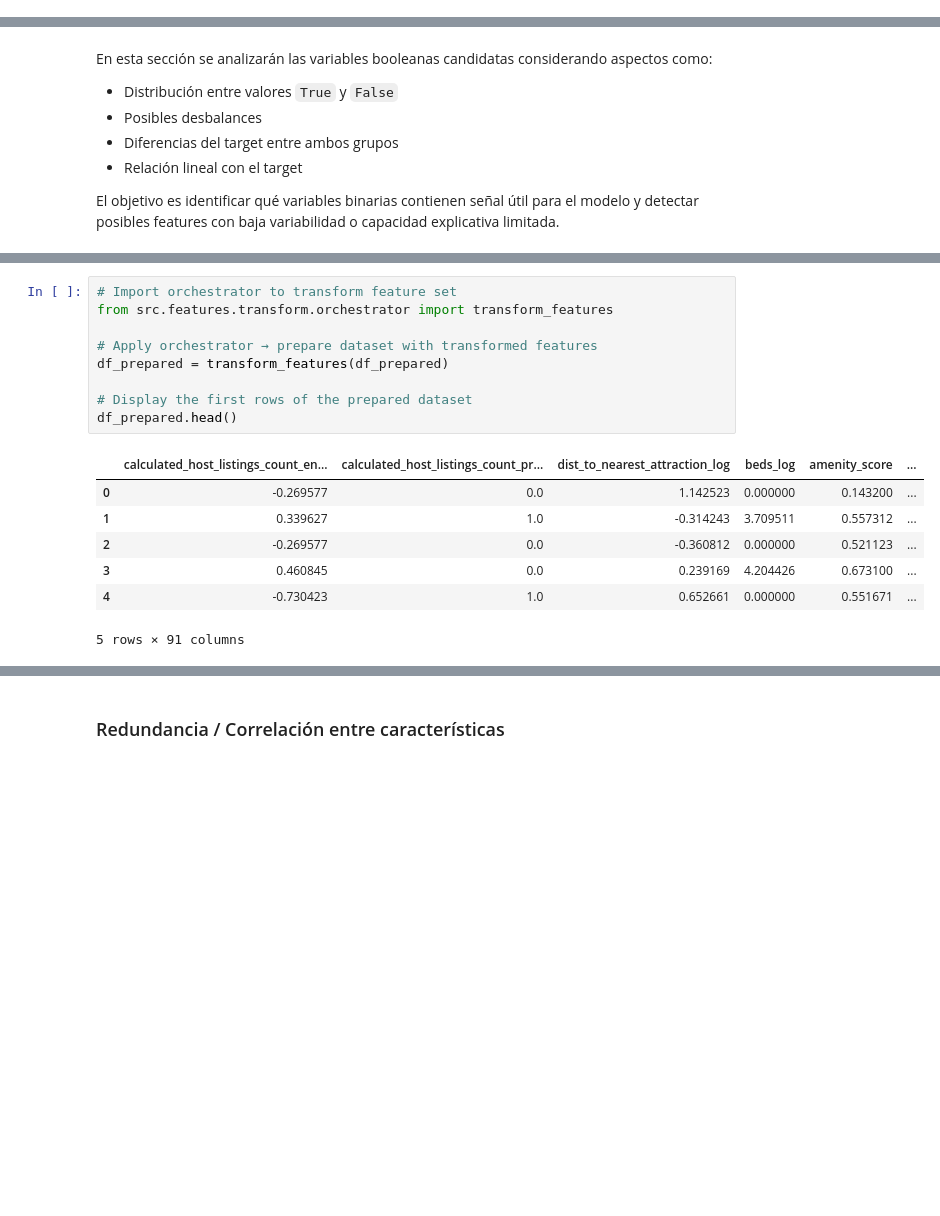
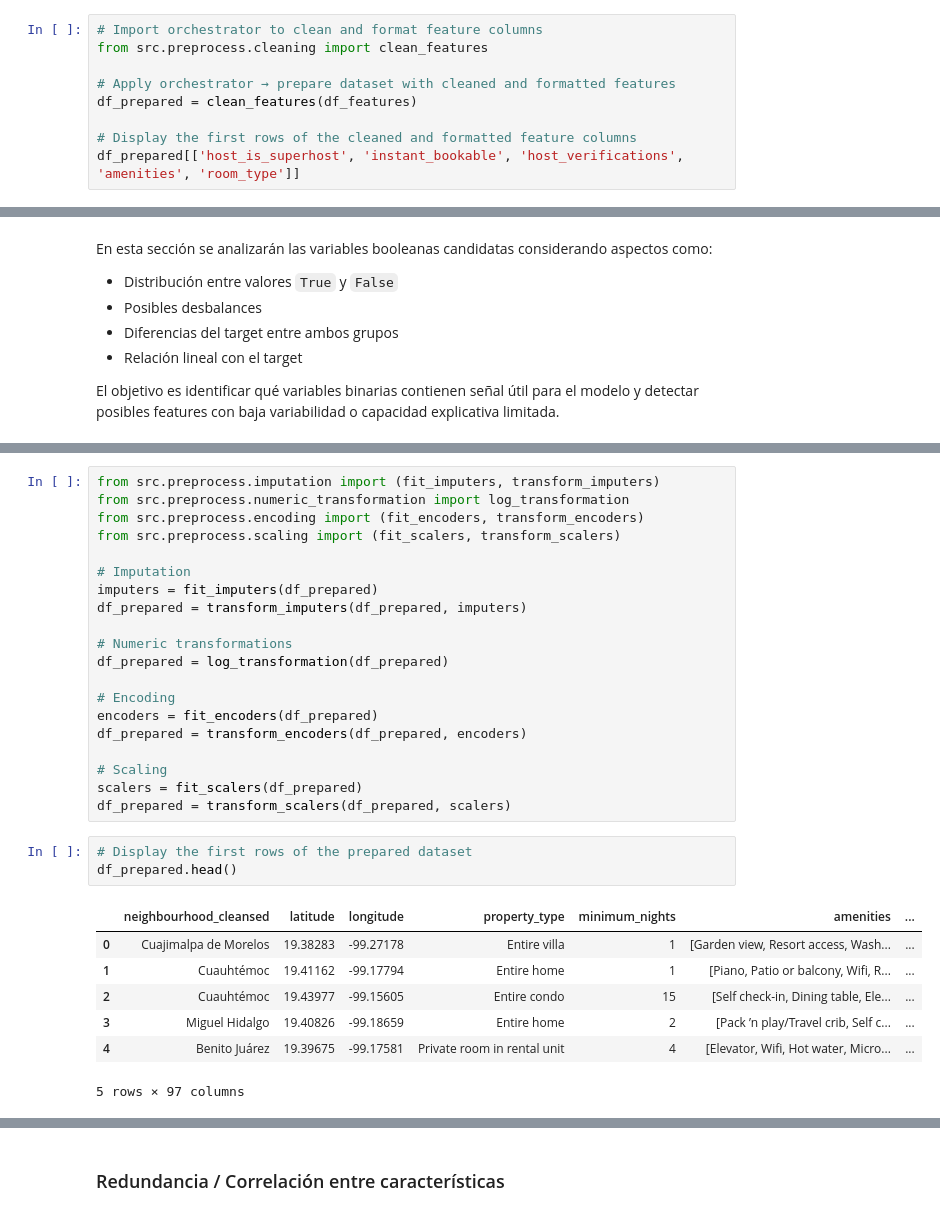
Before and after one commit to josue-rdgzcb/airbnb-price-prediction-mexico-city, a Jupyter notebook: notebooks/02_feature_engineering.ipynb, the cells around one changed output, grey strips where cells are left out. Cells and saved outputs as stored; diff of their text form; blank space fills up the shorter version.

```diff
--- a/notebooks/02_feature_engineering.ipynb
+++ b/notebooks/02_feature_engineering.ipynb
@@ -109,0 +86,9 @@ df_prepared[['host_is_superhost', 'instant_bookable']]
+# %%
+# Import orchestrator to clean and format feature columns
+from src.preprocess.cleaning import clean_features
+
+# Apply orchestrator → prepare dataset with cleaned and formatted features
+df_prepared = clean_features(df_features)
+
+# Display the first rows of the cleaned and formatted feature columns
+df_prepared[['host_is_superhost', 'instant_bookable', 'host_verifications', 'amenities', 'room_type']]
@@ -1380,17 +1358,31 @@ Las funciones utilizadas en esta sección fueron previamente modularizadas dentr
+# %%
+from src.preprocess.imputation import (fit_imputers, transform_imputers)
+from src.preprocess.numeric_transformation import log_transformation
+from src.preprocess.encoding import (fit_encoders, transform_encoders)
+from src.preprocess.scaling import (fit_scalers, transform_scalers)
+
+# Imputation
+imputers = fit_imputers(df_prepared)
+df_prepared = transform_imputers(df_prepared, imputers)
+
+# Numeric transformations
+df_prepared = log_transformation(df_prepared)
+
+# Encoding
+encoders = fit_encoders(df_prepared)
+df_prepared = transform_encoders(df_prepared, encoders)
+
+# Scaling
+scalers = fit_scalers(df_prepared)
+df_prepared = transform_scalers(df_prepared, scalers)
 # %%
-# Import orchestrator to transform feature set
-from src.features.transform.orchestrator import transform_features
-
-# Apply orchestrator → prepare dataset with transformed features
-df_prepared = transform_features(df_prepared)
-
 # Display the first rows of the prepared dataset
 df_prepared.head()
 # %% [output]
-|  | calculated_host_listings_count_en... | calculated_host_listings_count_pr... | dist_to_nearest_attraction_log | beds_log | amenity_score | ... |
-| 0 | -0.269577 | 0.0 | 1.142523 | 0.000000 | 0.143200 | ... |
-| 1 | 0.339627 | 1.0 | -0.314243 | 3.709511 | 0.557312 | ... |
-| 2 | -0.269577 | 0.0 | -0.360812 | 0.000000 | 0.521123 | ... |
-| 3 | 0.460845 | 0.0 | 0.239169 | 4.204426 | 0.673100 | ... |
-| 4 | -0.730423 | 1.0 | 0.652661 | 0.000000 | 0.551671 | ... |
+|  | neighbourhood_cleansed | latitude | longitude | property_type | minimum_nights | amenities | ... |
+| 0 | Cuajimalpa de Morelos | 19.38283 | -99.27178 | Entire villa | 1 | [Garden view, Resort access, Wash... | ... |
+| 1 | Cuauhtémoc | 19.41162 | -99.17794 | Entire home | 1 | [Piano, Patio or balcony, Wifi, R... | ... |
+| 2 | Cuauhtémoc | 19.43977 | -99.15605 | Entire condo | 15 | [Self check-in, Dining table, Ele... | ... |
+| 3 | Miguel Hidalgo | 19.40826 | -99.18659 | Entire home | 2 | [Pack ’n play/Travel crib, Self c... | ... |
+| 4 | Benito Juárez | 19.39675 | -99.17581 | Private room in rental unit | 4 | [Elevator, Wifi, Hot water, Micro... | ... |
-5 rows × 91 columns
+5 rows × 97 columns
```
Also changed, not shown: parts of 61 cells of this notebook.
